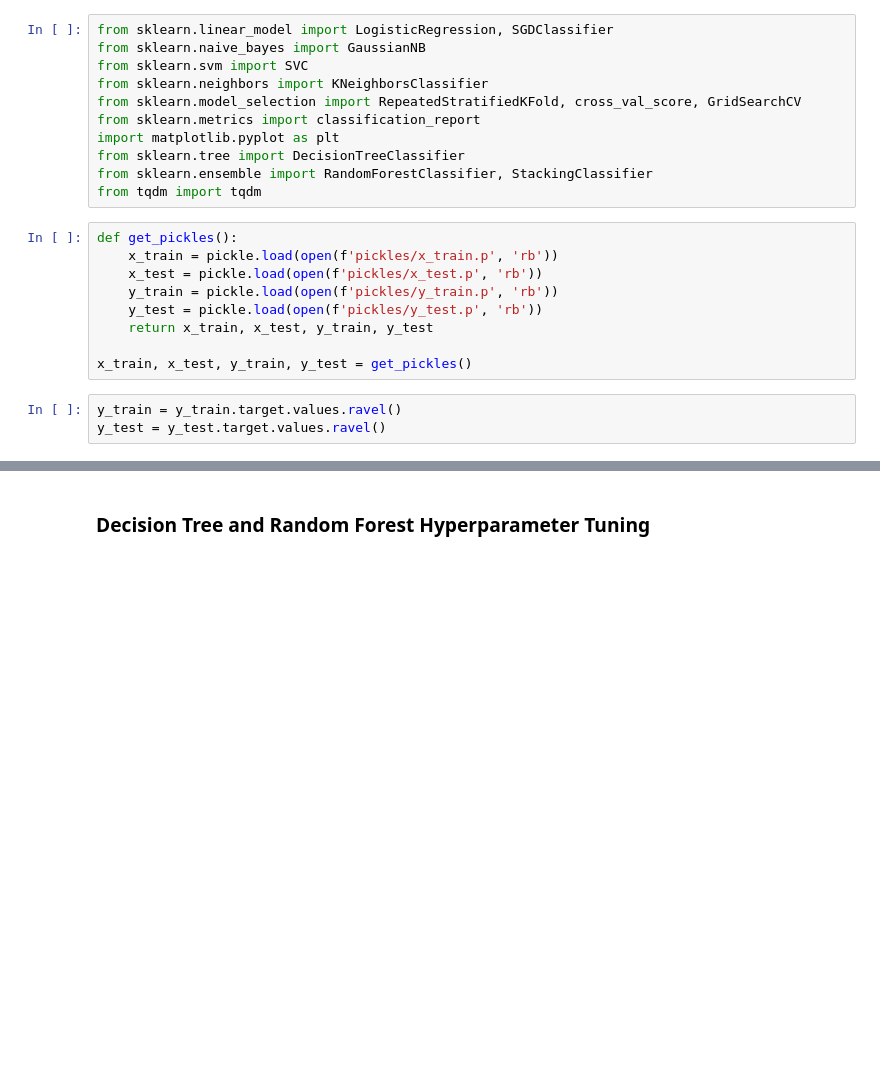
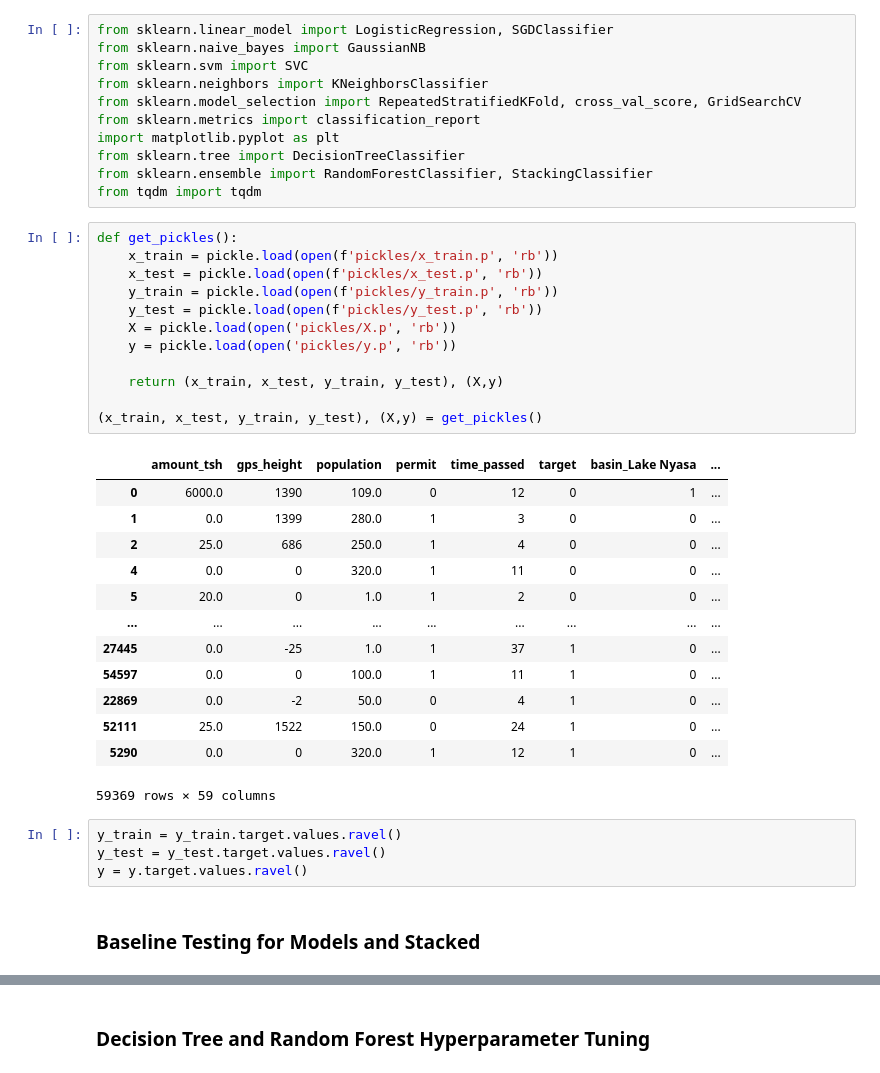
Before and after one commit to jmillerbrooks/mod_3_project, a Jupyter notebook: Modeling.ipynb, the cells around one changed output, grey strips where cells are left out. Drawn from its saved outputs; the diff is of its cells as text; blank space fills up the shorter version.

```diff
--- a/Modeling.ipynb
+++ b/Modeling.ipynb
@@ -12,12 +12,32 @@ from tqdm import tqdm
 # %%
 def get_pickles():
     x_train = pickle.load(open(f'pickles/x_train.p', 'rb'))
     x_test = pickle.load(open(f'pickles/x_test.p', 'rb'))
     y_train = pickle.load(open(f'pickles/y_train.p', 'rb'))
     y_test = pickle.load(open(f'pickles/y_test.p', 'rb'))
-    return x_train, x_test, y_train, y_test
+    X = pickle.load(open('pickles/X.p', 'rb'))
+    y = pickle.load(open('pickles/y.p', 'rb'))
 
-x_train, x_test, y_train, y_test = get_pickles()
+    return (x_train, x_test, y_train, y_test), (X,y)
+
+(x_train, x_test, y_train, y_test), (X,y) = get_pickles()
+# %% [output]
+|  | amount_tsh | gps_height | population | permit | time_passed | target | basin_Lake Nyasa | ... |
+| 0 | 6000.0 | 1390 | 109.0 | 0 | 12 | 0 | 1 | ... |
+| 1 | 0.0 | 1399 | 280.0 | 1 | 3 | 0 | 0 | ... |
+| 2 | 25.0 | 686 | 250.0 | 1 | 4 | 0 | 0 | ... |
+| 4 | 0.0 | 0 | 320.0 | 1 | 11 | 0 | 0 | ... |
+| 5 | 20.0 | 0 | 1.0 | 1 | 2 | 0 | 0 | ... |
+| ... | ... | ... | ... | ... | ... | ... | ... | ... |
+| 27445 | 0.0 | -25 | 1.0 | 1 | 37 | 1 | 0 | ... |
+| 54597 | 0.0 | 0 | 100.0 | 1 | 11 | 1 | 0 | ... |
+| 22869 | 0.0 | -2 | 50.0 | 0 | 4 | 1 | 0 | ... |
+| 52111 | 25.0 | 1522 | 150.0 | 0 | 24 | 1 | 0 | ... |
+| 5290 | 0.0 | 0 | 320.0 | 1 | 12 | 1 | 0 | ... |
+59369 rows × 59 columns
 # %%
 y_train = y_train.target.values.ravel()
 y_test = y_test.target.values.ravel()
+y = y.target.values.ravel()
+# %% [markdown]
+### Baseline Testing for Models and Stacked
```
Also changed, not shown: parts of 7 cells of this notebook, 7 other files.
